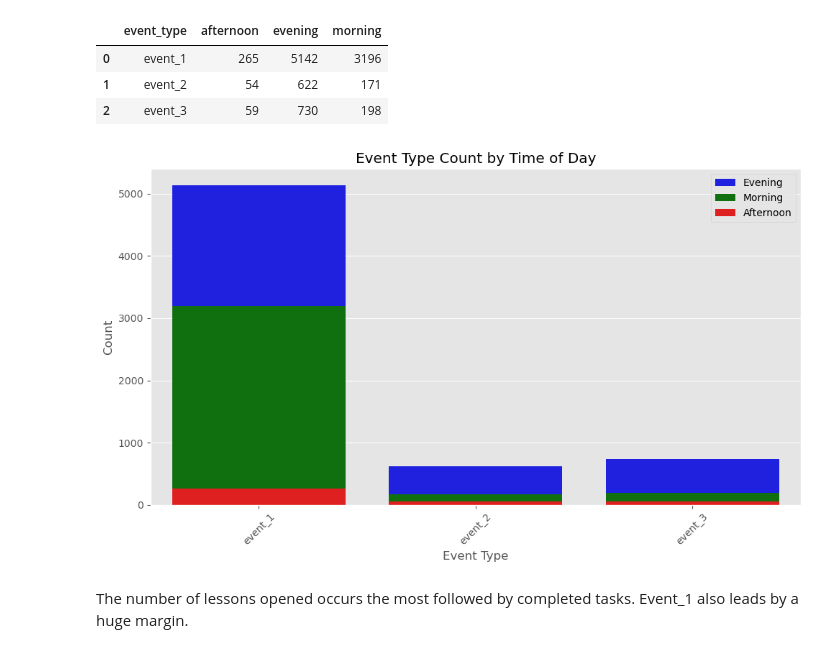
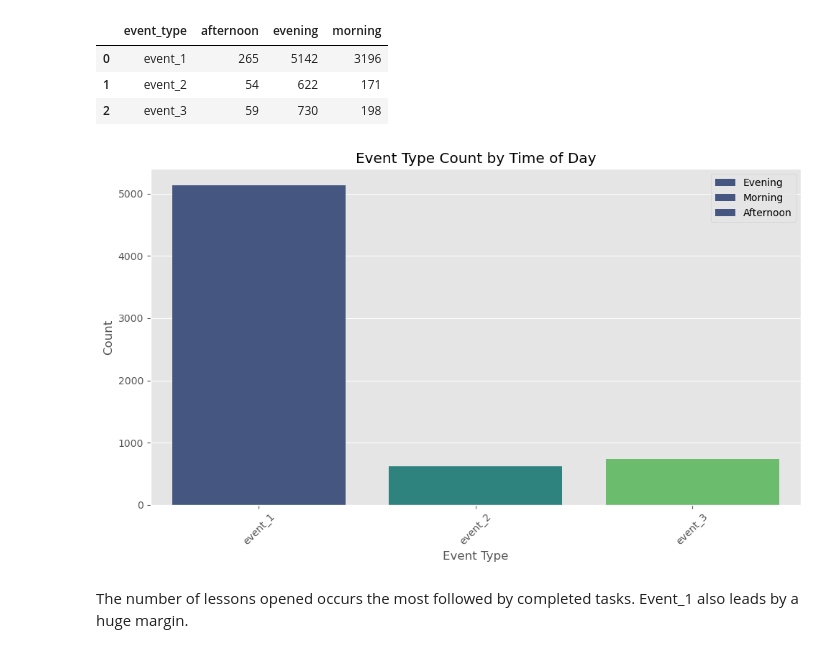
Before and after one commit to L-michelle/Projects, a Jupyter notebook: Student Bootcamp Analysis/Student Data Challenge.ipynb, the cells around one changed output. Cells and saved outputs as stored; diff of their text form; code cells hidden in the pictures.

```diff
--- a/Student Bootcamp Analysis/Student Data Challenge.ipynb
+++ b/Student Bootcamp Analysis/Student Data Challenge.ipynb
@@ -269,22 +269,22 @@ tod_event
 # %%
 #graphing relationship between time of day and event
 plt.figure(figsize=(10, 6))
-sns.barplot(x='event_type', y='evening', data=tod_event, color='blue', label='Evening')
-sns.barplot(x='event_type', y='morning', data=tod_event, color='green', label='Morning')
-sns.barplot(x='event_type', y='afternoon', data=tod_event, color='red', label='Afternoon')
+sns.barplot(x='event_type', y='evening', data=tod_event, color='blue', label='Evening', palette='viridis')
+sns.barplot(x='event_type', y='morning', data=tod_event, color='green', label='Morning', palette='viridis')
+sns.barplot(x='event_type', y='afternoon', data=tod_event, color='red', label='Afternoon', palette='viridis')
 
 # Adding labels and title
 plt.xlabel('Event Type')
 plt.ylabel('Count')
 plt.title('Event Type Count by Time of Day')
 plt.legend()
 
 plt.xticks(rotation=45)  # Rotate x-axis labels for better visibility
 plt.tight_layout()
 
 plt.show();
 # %% [output]
-[figure, old version]
+[figure, new version]
 # %% [markdown]
 The number of lessons opened occurs the most followed by completed tasks. Event_1 also leads by a huge margin.
 # %%
```
Also changed, not shown: parts of 8 cells of this notebook, 1 other file.
